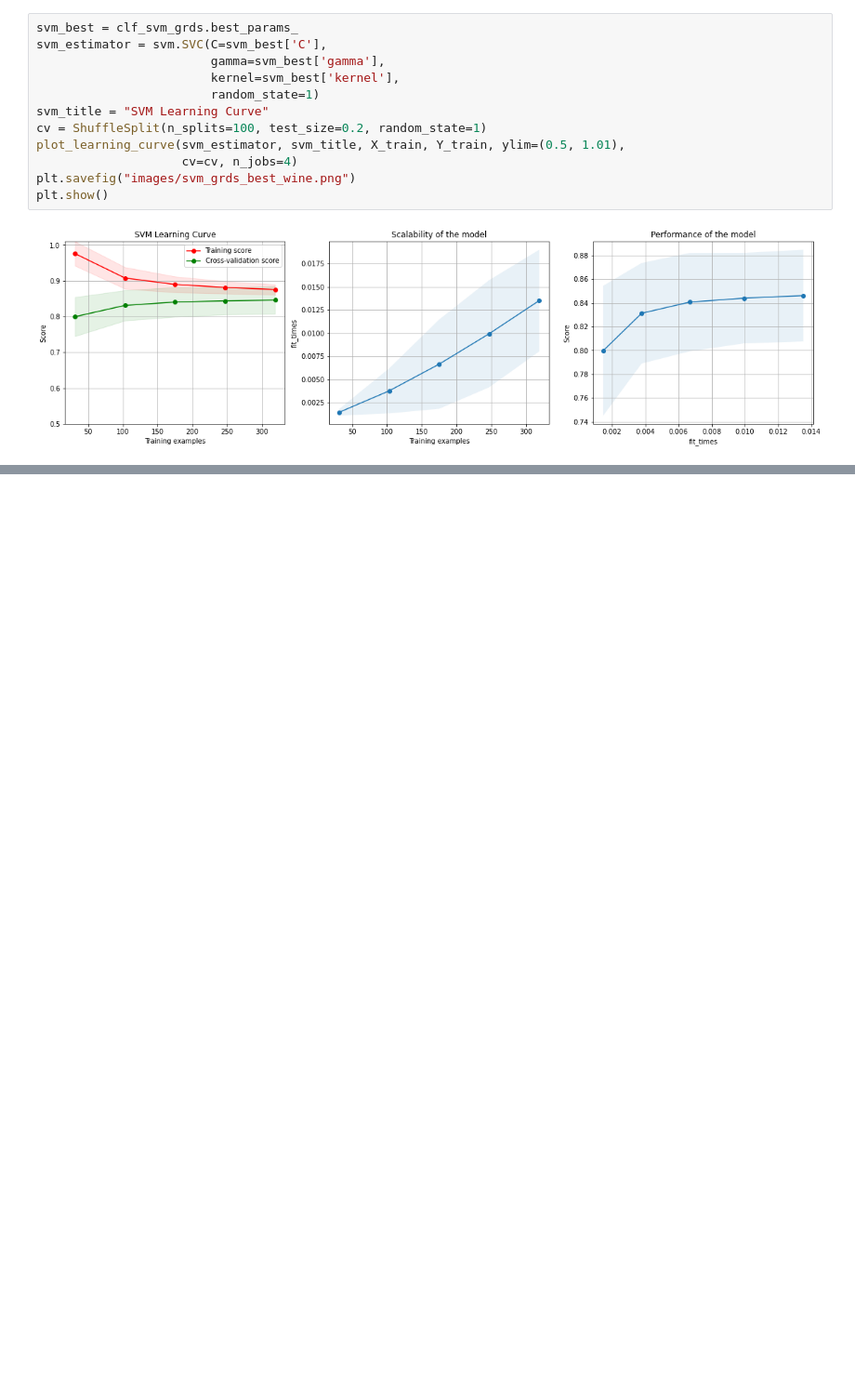
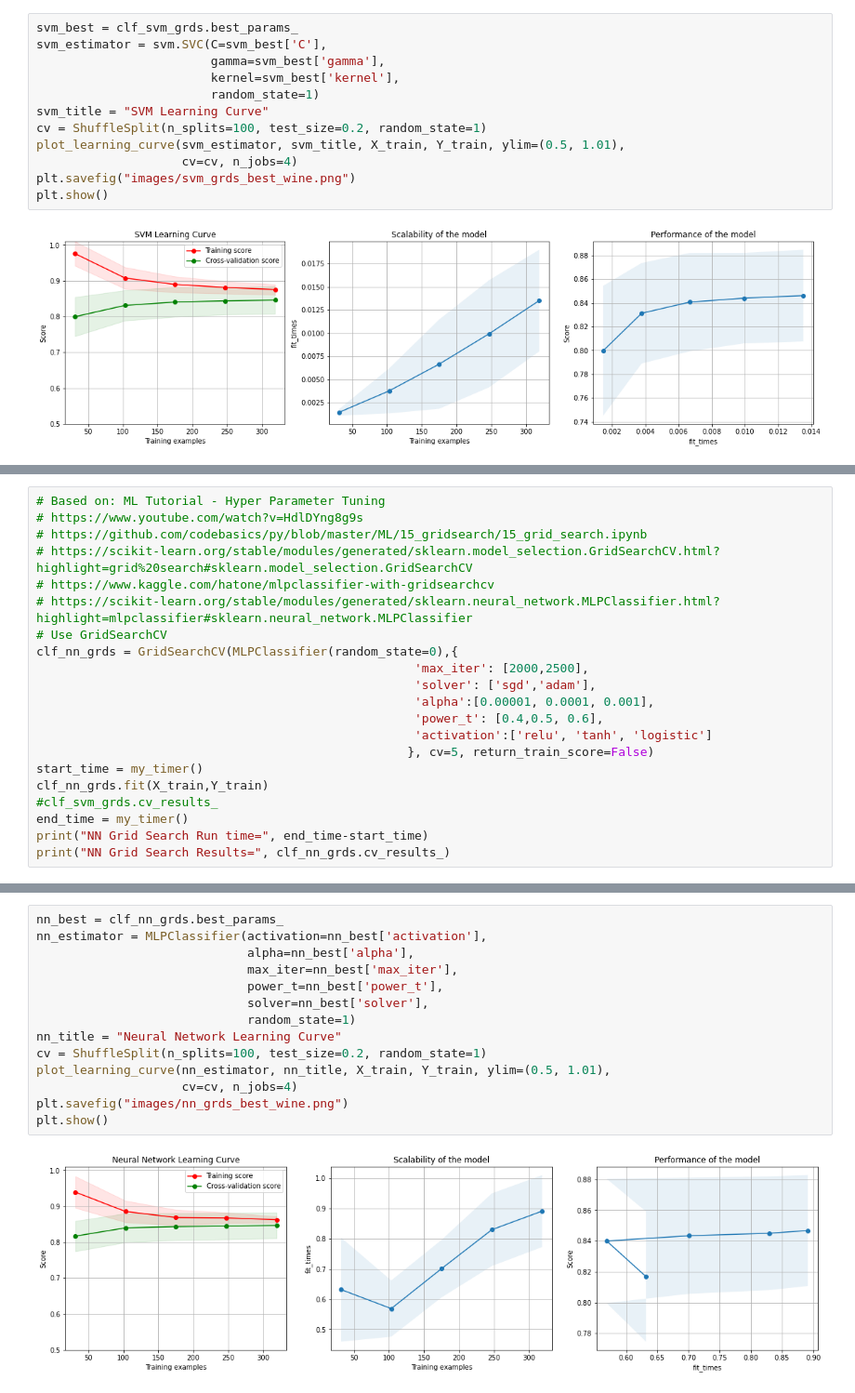
Before and after one commit to ElFeo/SupervisedLearningSurvey, a Jupyter notebook: SupervisedLearning_RedWine.ipynb, the cells around one changed output, grey strips where cells are left out. Shown at 93% size. Saved outputs shown, nothing was run; the diff lists cells and outputs as text; blank space fills up the shorter version.

Commit message:
Finished version for red wine dataset

```diff
--- a/SupervisedLearning_RedWine.ipynb
+++ b/SupervisedLearning_RedWine.ipynb
@@ -475,0 +478,21 @@ plt.show()
+# %%
+# Based on: ML Tutorial - Hyper Parameter Tuning
+# https://www.youtube.com/watch?v=HdlDYng8g9s
+# https://github.com/codebasics/py/blob/master/ML/15_gridsearch/15_grid_search.ipynb
+# https://scikit-learn.org/stable/modules/generated/sklearn.model_selection.GridSearchCV.html?highlight=grid%20search#sklearn.model_selection.GridSearchCV
+# https://www.kaggle.com/hatone/mlpclassifier-with-gridsearchcv
+# https://scikit-learn.org/stable/modules/generated/sklearn.neural_network.MLPClassifier.html?highlight=mlpclassifier#sklearn.neural_network.MLPClassifier
+# Use GridSearchCV
+clf_nn_grds = GridSearchCV(MLPClassifier(random_state=0),{
+                                                    'max_iter': [2000,2500],
+                                                    'solver': ['sgd','adam'],
+                                                    'alpha':[0.00001, 0.0001, 0.001],
+                                                    'power_t': [0.4,0.5, 0.6],
+                                                    'activation':['relu', 'tanh', 'logistic']
+                                                   }, cv=5, return_train_score=False)
+start_time = my_timer()
+clf_nn_grds.fit(X_train,Y_train)
+#clf_svm_grds.cv_results_
+end_time = my_timer()
+print("NN Grid Search Run time=", end_time-start_time)
+print("NN Grid Search Results=", clf_nn_grds.cv_results_)
@@ -475,0 +525,16 @@ plt.show()
+# %%
+nn_best = clf_nn_grds.best_params_
+nn_estimator = MLPClassifier(activation=nn_best['activation'],
+                             alpha=nn_best['alpha'],
+                             max_iter=nn_best['max_iter'],
+                             power_t=nn_best['power_t'],
+                             solver=nn_best['solver'],
+                             random_state=1)
+nn_title = "Neural Network Learning Curve"
+cv = ShuffleSplit(n_splits=100, test_size=0.2, random_state=1)
+plot_learning_curve(nn_estimator, nn_title, X_train, Y_train, ylim=(0.5, 1.01),
+                    cv=cv, n_jobs=4)
+plt.savefig("images/nn_grds_best_wine.png")
+plt.show()
+# %% [output]
+[figure, added]
```
Also changed, not shown: parts of 13 cells of this notebook.
